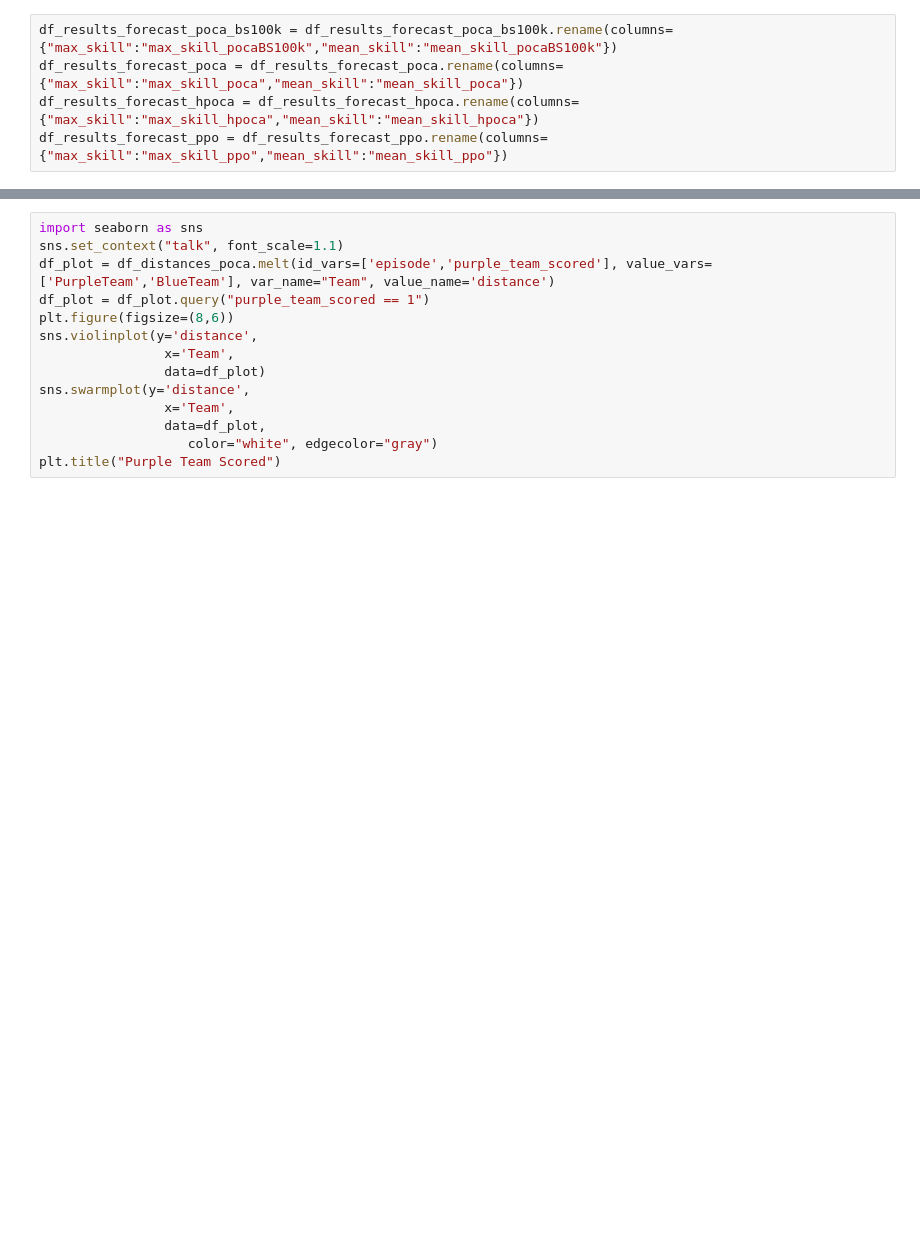
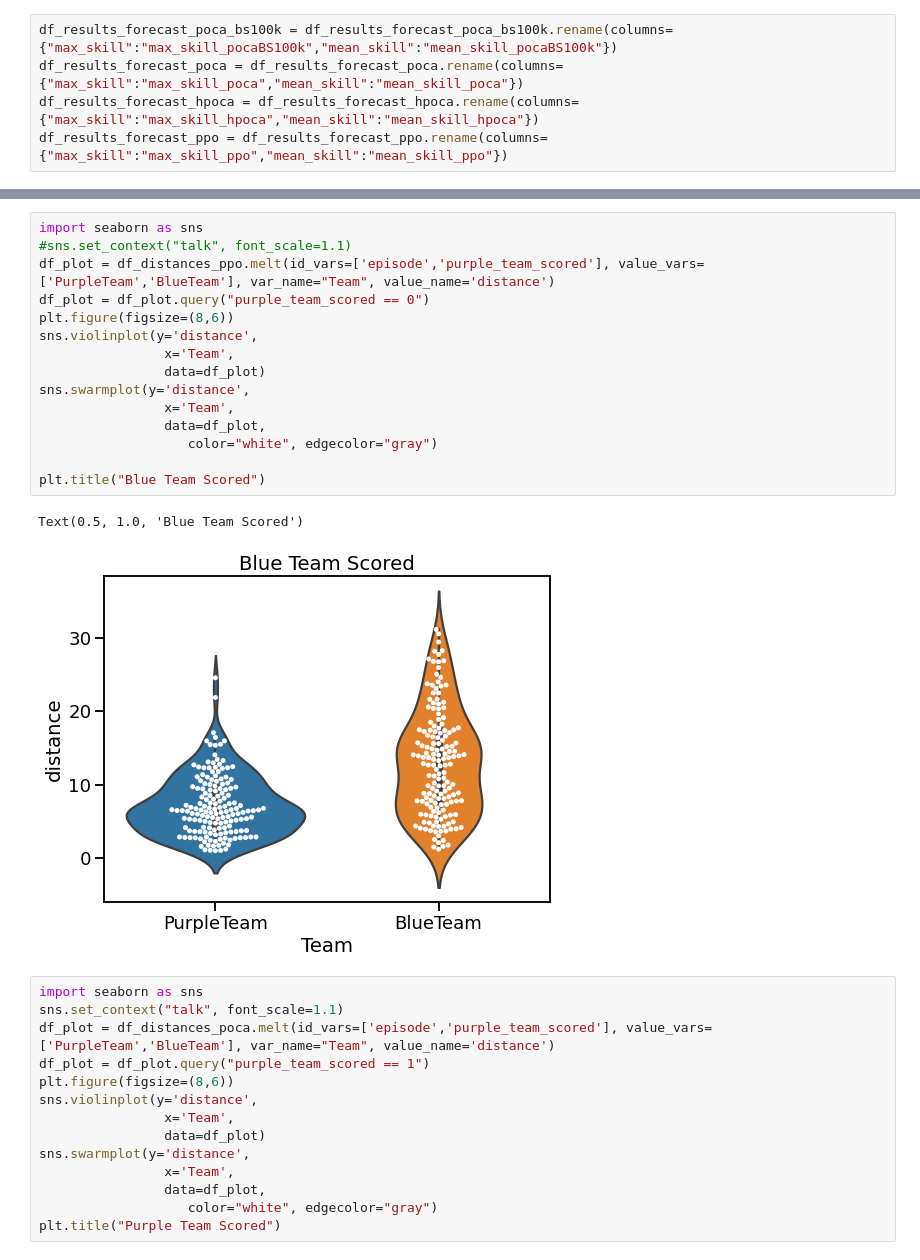
Before and after one commit to barrylee111/ml-unity-collaborative, a Jupyter notebook: data_analysis/player_tracking.ipynb, the cells around one changed output, grey strips where cells are left out. Drawn from its saved outputs; the diff is of its cells as text; blank space fills up the shorter version.

```diff
--- a/data_analysis/player_tracking.ipynb
+++ b/data_analysis/player_tracking.ipynb
@@ -260,3 +271,21 @@ df_skills_max.describe()
+# %%
+import seaborn as sns
+#sns.set_context("talk", font_scale=1.1)
+df_plot = df_distances_ppo.melt(id_vars=['episode','purple_team_scored'], value_vars=['PurpleTeam','BlueTeam'], var_name="Team", value_name='distance')
+df_plot = df_plot.query("purple_team_scored == 0")
+plt.figure(figsize=(8,6))
+sns.violinplot(y='distance',
+                x='Team',
+                data=df_plot)
+sns.swarmplot(y='distance',
+                x='Team',
+                data=df_plot,
+                   color="white", edgecolor="gray")
+
+plt.title("Blue Team Scored")
+# %% [output]
+Text(0.5, 1.0, 'Blue Team Scored')
+[figure, added]
 # %%
 import seaborn as sns
 sns.set_context("talk", font_scale=1.1)
```
Also changed, not shown: parts of 6 cells of this notebook.
